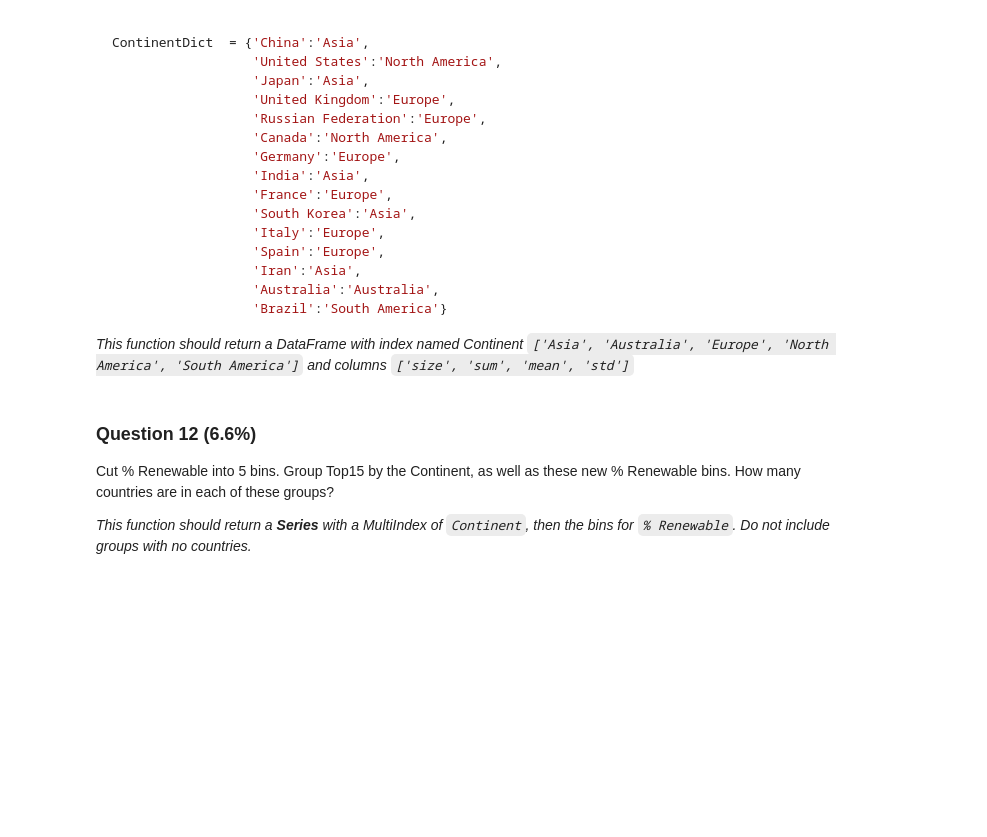
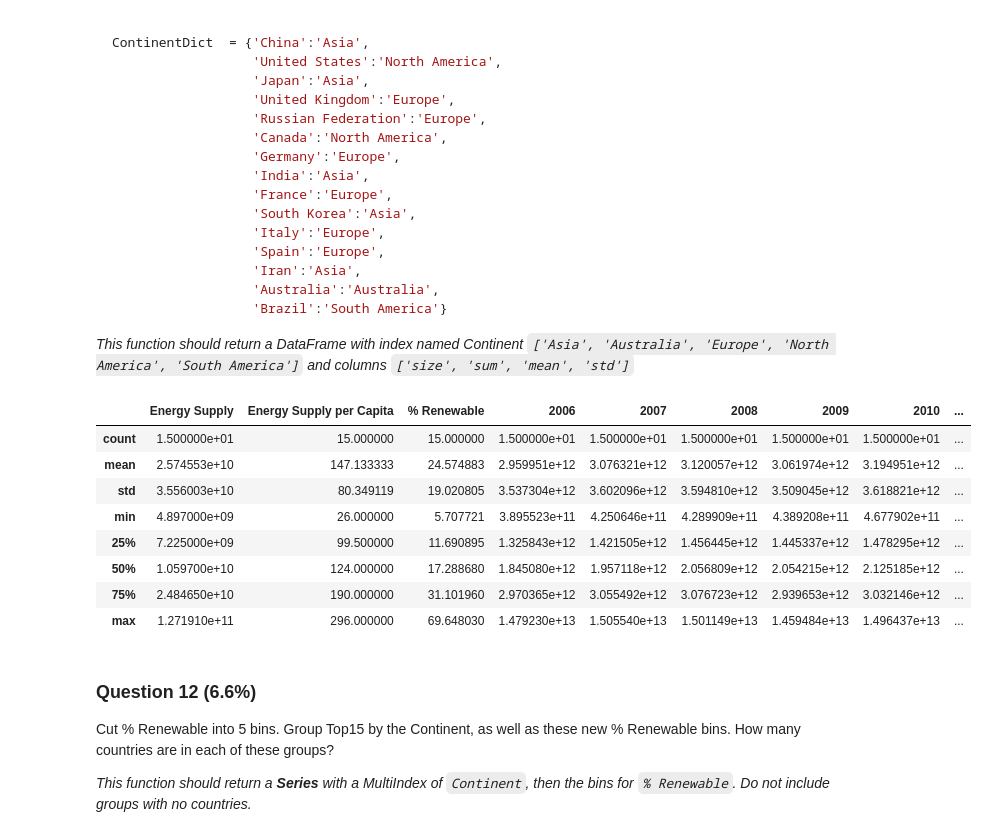
Before and after one commit to Johan-Liebert1/DataScienceSpecialization, a Jupyter notebook: 1 Introduction to Data Science in Python/Assignment 3.ipynb, the cells around one changed output. Saved outputs shown, nothing was run; the diff lists cells and outputs as text; code cells hidden in the pictures; blank space fills up the shorter version.

```diff
--- a/1 Introduction to Data Science in Python/Assignment 3.ipynb
+++ b/1 Introduction to Data Science in Python/Assignment 3.ipynb
@@ -296,7 +362,19 @@ ContinentDict  = {'China':'Asia',
 # %%
 def answer_eleven():
     Top15 = answer_one()
     return "ANSWER"
+Top15 = answer_one()
+Top15.describe()
+# %% [output]
+|  | Energy Supply | Energy Supply per Capita | % Renewable | 2006 | 2007 | 2008 | 2009 | 2010 | ... |
+| count | 1.500000e+01 | 15.000000 | 15.000000 | 1.500000e+01 | 1.500000e+01 | 1.500000e+01 | 1.500000e+01 | 1.500000e+01 | ... |
+| mean | 2.574553e+10 | 147.133333 | 24.574883 | 2.959951e+12 | 3.076321e+12 | 3.120057e+12 | 3.061974e+12 | 3.194951e+12 | ... |
+| std | 3.556003e+10 | 80.349119 | 19.020805 | 3.537304e+12 | 3.602096e+12 | 3.594810e+12 | 3.509045e+12 | 3.618821e+12 | ... |
+| min | 4.897000e+09 | 26.000000 | 5.707721 | 3.895523e+11 | 4.250646e+11 | 4.289909e+11 | 4.389208e+11 | 4.677902e+11 | ... |
+| 25% | 7.225000e+09 | 99.500000 | 11.690895 | 1.325843e+12 | 1.421505e+12 | 1.456445e+12 | 1.445337e+12 | 1.478295e+12 | ... |
+| 50% | 1.059700e+10 | 124.000000 | 17.288680 | 1.845080e+12 | 1.957118e+12 | 2.056809e+12 | 2.054215e+12 | 2.125185e+12 | ... |
+| 75% | 2.484650e+10 | 190.000000 | 31.101960 | 2.970365e+12 | 3.055492e+12 | 3.076723e+12 | 2.939653e+12 | 3.032146e+12 | ... |
+| max | 1.271910e+11 | 296.000000 | 69.648030 | 1.479230e+13 | 1.505540e+13 | 1.501149e+13 | 1.459484e+13 | 1.496437e+13 | ... |
 # %% [markdown]
 ### Question 12 (6.6%)
 Cut % Renewable into 5 bins. Group Top15 by the Continent, as well as these new % Renewable bins. How many countries are in each of these groups?
```
Also changed, not shown: parts of 17 cells of this notebook.
